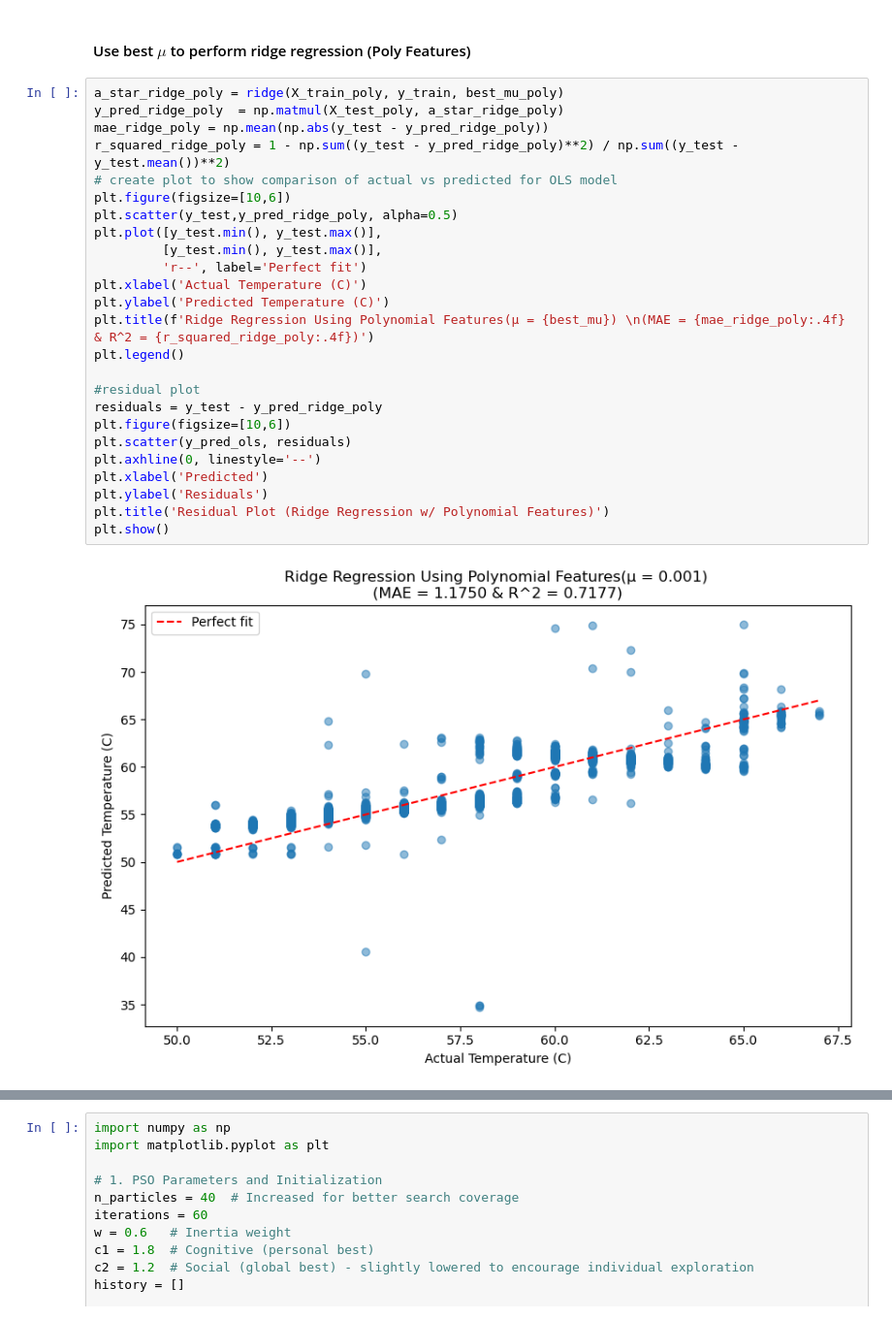
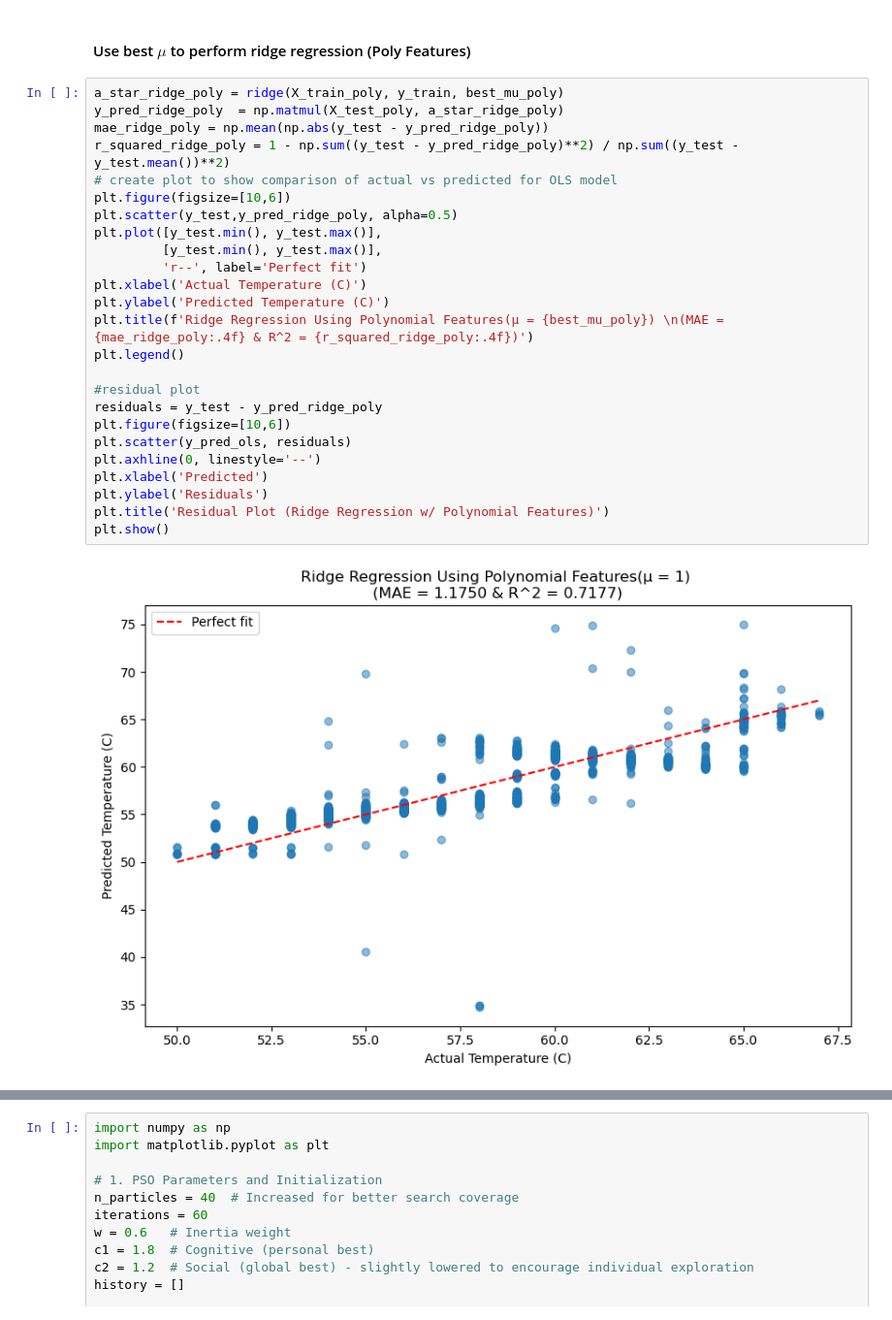
Before and after one commit to alexdiabliu/gpu-perf-metrics-4H03, a Jupyter notebook: Preproccess_manual.ipynb, the cells around one changed output, grey strips where cells are left out. Shown at 97% size. Cells and saved outputs as stored; diff of their text form.

```diff
--- a/Preproccess_manual.ipynb
+++ b/Preproccess_manual.ipynb
@@ -380,30 +380,30 @@ print(res_poly)
 # %%
 a_star_ridge_poly = ridge(X_train_poly, y_train, best_mu_poly)
 y_pred_ridge_poly  = np.matmul(X_test_poly, a_star_ridge_poly)
 mae_ridge_poly = np.mean(np.abs(y_test - y_pred_ridge_poly))
 r_squared_ridge_poly = 1 - np.sum((y_test - y_pred_ridge_poly)**2) / np.sum((y_test - y_test.mean())**2)
 # create plot to show comparison of actual vs predicted for OLS model
 plt.figure(figsize=[10,6])
 plt.scatter(y_test,y_pred_ridge_poly, alpha=0.5)
 plt.plot([y_test.min(), y_test.max()],
          [y_test.min(), y_test.max()],
          'r--', label='Perfect fit')
 plt.xlabel('Actual Temperature (C)')
 plt.ylabel('Predicted Temperature (C)')
-plt.title(f'Ridge Regression Using Polynomial Features(μ = {best_mu}) \n(MAE = {mae_ridge_poly:.4f} & R^2 = {r_squared_ridge_poly:.4f})')
+plt.title(f'Ridge Regression Using Polynomial Features(μ = {best_mu_poly}) \n(MAE = {mae_ridge_poly:.4f} & R^2 = {r_squared_ridge_poly:.4f})')
 plt.legend()
 
 #residual plot
 residuals = y_test - y_pred_ridge_poly
 plt.figure(figsize=[10,6])
 plt.scatter(y_pred_ols, residuals)
 plt.axhline(0, linestyle='--')
 plt.xlabel('Predicted')
 plt.ylabel('Residuals')
 plt.title('Residual Plot (Ridge Regression w/ Polynomial Features)')
 plt.show()
 # %% [output]
-[figure, old version]
+[figure, new version]
 [figure]
 # %%
 import numpy as np
```
